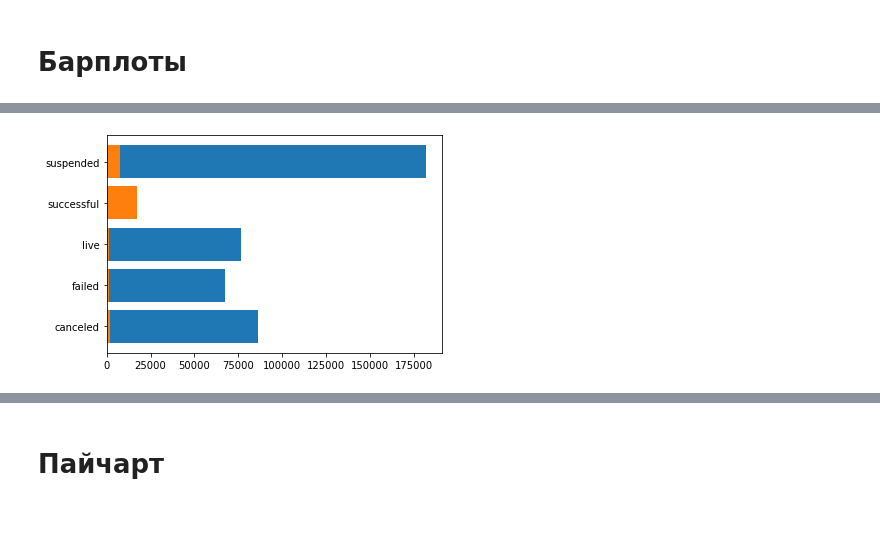
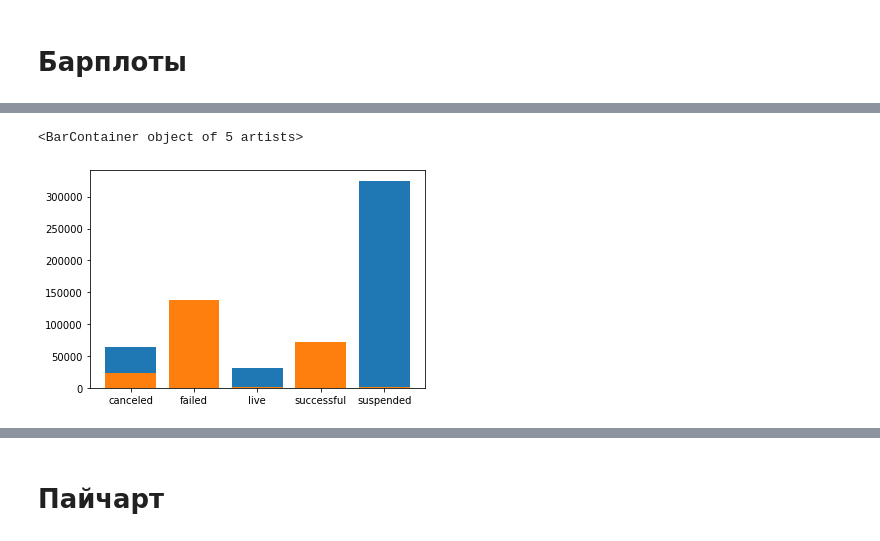
Before and after one commit to anton-solovev/misis_DA_lessons, a Jupyter notebook: lessons/Datacamp_day№2.ipynb, the cells around one changed output, grey strips where cells are left out. Cells and saved outputs as stored; diff of their text form; code cells hidden in the pictures.

```diff
--- a/lessons/Datacamp_day№2.ipynb
+++ b/lessons/Datacamp_day№2.ipynb
@@ -375,0 +473,2 @@ def  burst(data, column): # функция расчета границ усов
+# %%
+kickstarter = kickstarter.loc[kickstarter['usd pledged']> 0]
@@ -375,0 +489,4 @@ def  burst(data, column): # функция расчета границ усов
+# %%
+wl,wr = burst(kickstarter, 'backers')
+# %%
+kickstarter = kickstarter.loc[(kickstarter['backers']> 0) & (kickstarter['backers']<=wr)]
@@ -399,7 +527,7 @@ plt.plot(data['year'],data['name'])
 # %% [markdown]
 # Барплоты
 # %%
-data = kickstarter.groupby('state').agg({'goal':'mean','usd pledged':'mean'}).reset_index()
+data = kickstarter.groupby('state').agg({'goal':'mean','usd pledged':'mean','name':'count'}).reset_index()
 # %%
 data
 # %% [output]
@@ -412,6 +551,6 @@ data
 # %%
-plt.barh(data['state'],data['goal'])
-plt.barh(data['state'],data['usd pledged'])
-plt.show()
+plt.bar(data['state'],data['goal'])
+plt.bar(data['state'],data['name'])
 # %% [output]
+<BarContainer object of 5 artists>
-[figure, old version]
+[figure, new version]
```
Also changed, not shown: parts of 70 cells of this notebook.
